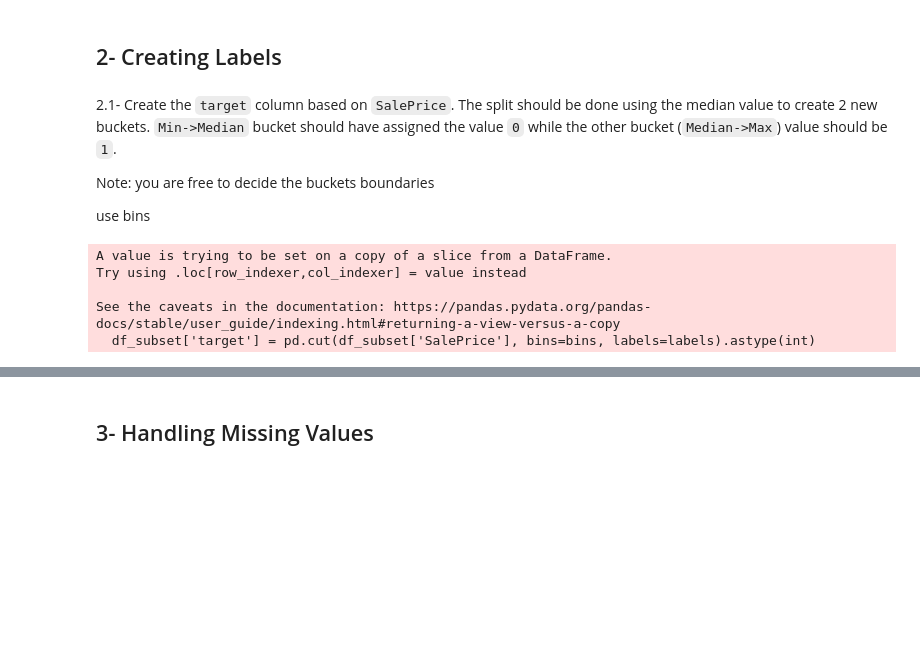
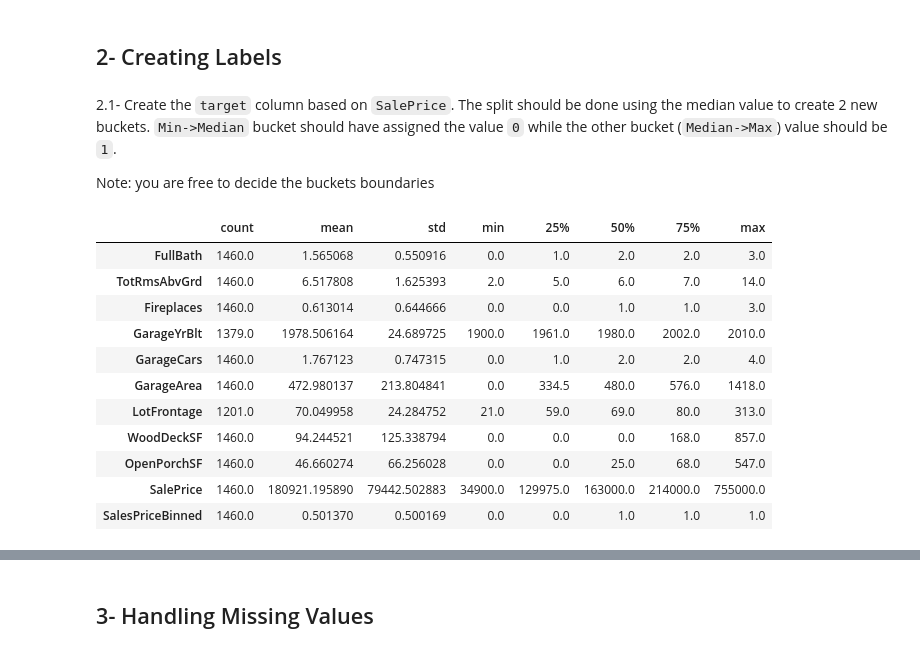
Before and after one commit to pereiranuno/preprocessingdatapt1, a Jupyter notebook: MPPD_project.ipynb, the cells around one changed output, grey strips where cells are left out. Drawn from its saved outputs; the diff is of its cells as text; code cells hidden in the pictures; blank space fills up the shorter version.

```diff
--- a/MPPD_project.ipynb
+++ b/MPPD_project.ipynb
@@ -160,16 +194,18 @@ df_subset.head()
 
 
 Note: you are free to decide the buckets boundaries
-
-use  bins
-# %%
-bins = [df_subset['SalePrice'].min() - 1, median_price, df_subset['SalePrice'].max()]
-labels = [0, 1]
-
-df_subset['target'] = pd.cut(df_subset['SalePrice'], bins=bins, labels=labels).astype(int)
-# %% [output]
-A value is trying to be set on a copy of a slice from a DataFrame.
-Try using .loc[row_indexer,col_indexer] = value instead
-
-See the caveats in the documentation: https://pandas.pydata.org/pandas-docs/stable/user_guide/indexing.html#returning-a-view-versus-a-copy
-  df_subset['target'] = pd.cut(df_subset['SalePrice'], bins=bins, labels=labels).astype(int)
+# %%
+df_subset.describe().T
+# %% [output]
+|  | count | mean | std | min | 25% | 50% | 75% | max |
+| FullBath | 1460.0 | 1.565068 | 0.550916 | 0.0 | 1.0 | 2.0 | 2.0 | 3.0 |
+| TotRmsAbvGrd | 1460.0 | 6.517808 | 1.625393 | 2.0 | 5.0 | 6.0 | 7.0 | 14.0 |
+| Fireplaces | 1460.0 | 0.613014 | 0.644666 | 0.0 | 0.0 | 1.0 | 1.0 | 3.0 |
+| GarageYrBlt | 1379.0 | 1978.506164 | 24.689725 | 1900.0 | 1961.0 | 1980.0 | 2002.0 | 2010.0 |
+| GarageCars | 1460.0 | 1.767123 | 0.747315 | 0.0 | 1.0 | 2.0 | 2.0 | 4.0 |
+| GarageArea | 1460.0 | 472.980137 | 213.804841 | 0.0 | 334.5 | 480.0 | 576.0 | 1418.0 |
+| LotFrontage | 1201.0 | 70.049958 | 24.284752 | 21.0 | 59.0 | 69.0 | 80.0 | 313.0 |
+| WoodDeckSF | 1460.0 | 94.244521 | 125.338794 | 0.0 | 0.0 | 0.0 | 168.0 | 857.0 |
+| OpenPorchSF | 1460.0 | 46.660274 | 66.256028 | 0.0 | 0.0 | 25.0 | 68.0 | 547.0 |
+| SalePrice | 1460.0 | 180921.195890 | 79442.502883 | 34900.0 | 129975.0 | 163000.0 | 214000.0 | 755000.0 |
+| SalesPriceBinned | 1460.0 | 0.501370 | 0.500169 | 0.0 | 0.0 | 1.0 | 1.0 | 1.0 |
```
Also changed, not shown: parts of 10 cells of this notebook, 1 other file.
